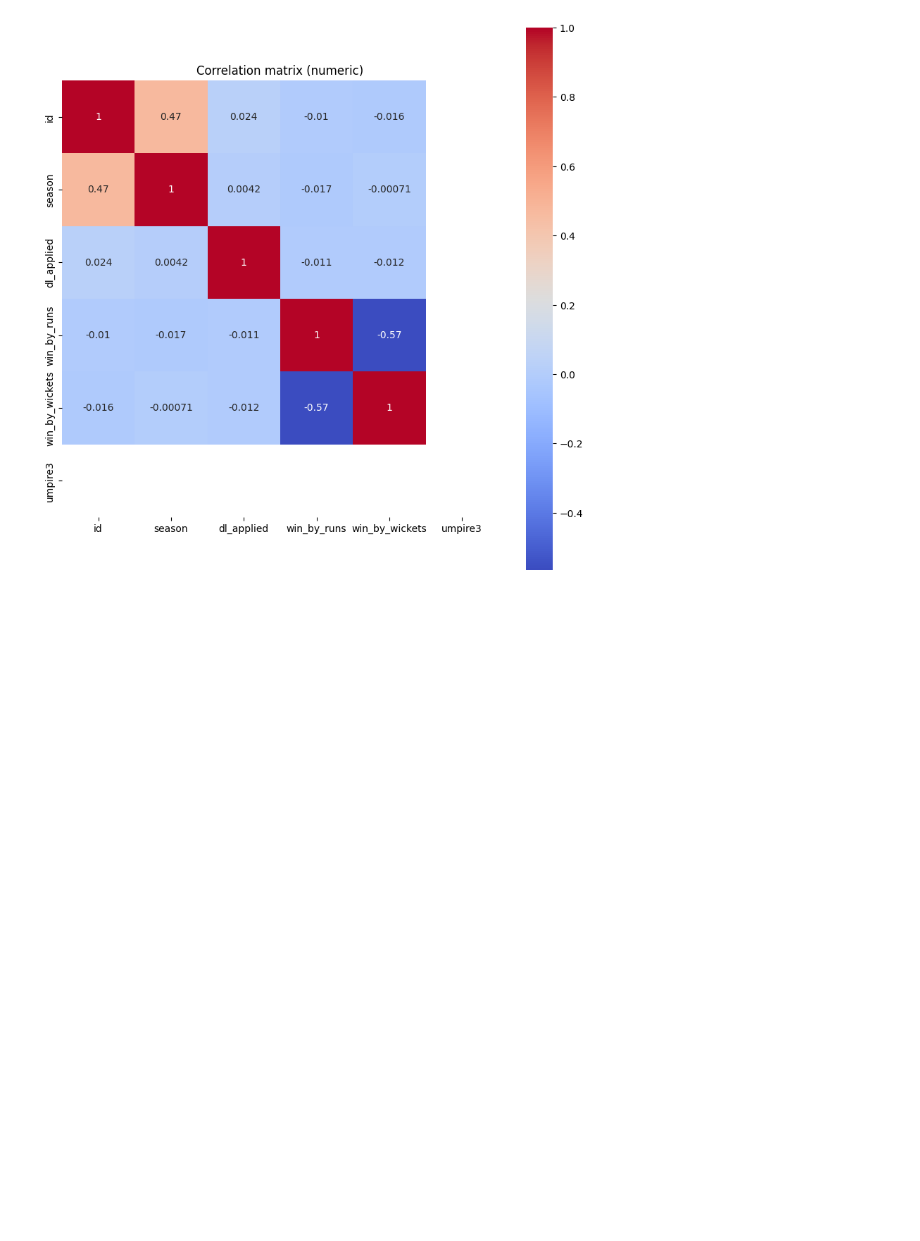
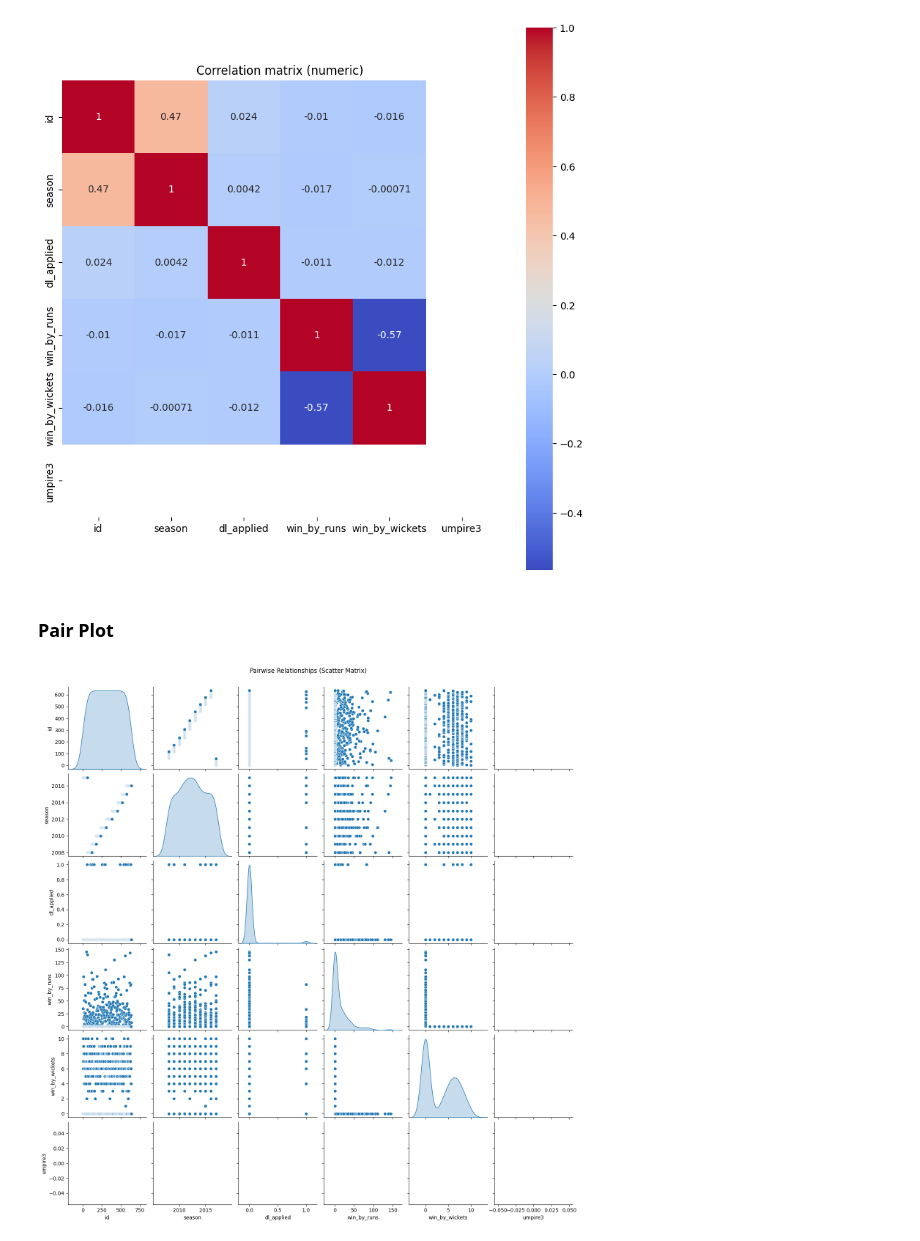
Before and after one commit to mohitjaryal/ipl-eda, a Jupyter notebook: eda.ipynb, the cells around one changed output. Saved outputs shown, nothing was run; the diff lists cells and outputs as text; code cells hidden in the pictures; blank space fills up the shorter version.

```diff
--- a/eda.ipynb
+++ b/eda.ipynb
@@ -258,4 +258,10 @@ if len(num_cols) >= 2:
 # %% [output]
 [figure]
 # %% [markdown]
-###
+### Pair Plot
+# %%
+sns.pairplot(ipl[num_cols], diag_kind='kde')
+plt.suptitle("Pairwise Relationships (Scatter Matrix)", y=1.02)
+plt.show()
+# %% [output]
+[figure, added]
```
